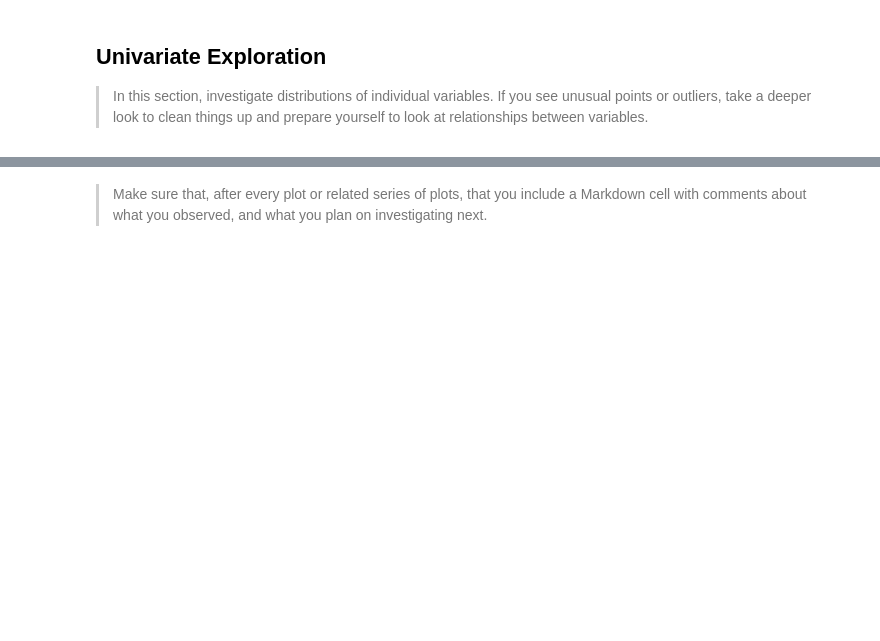
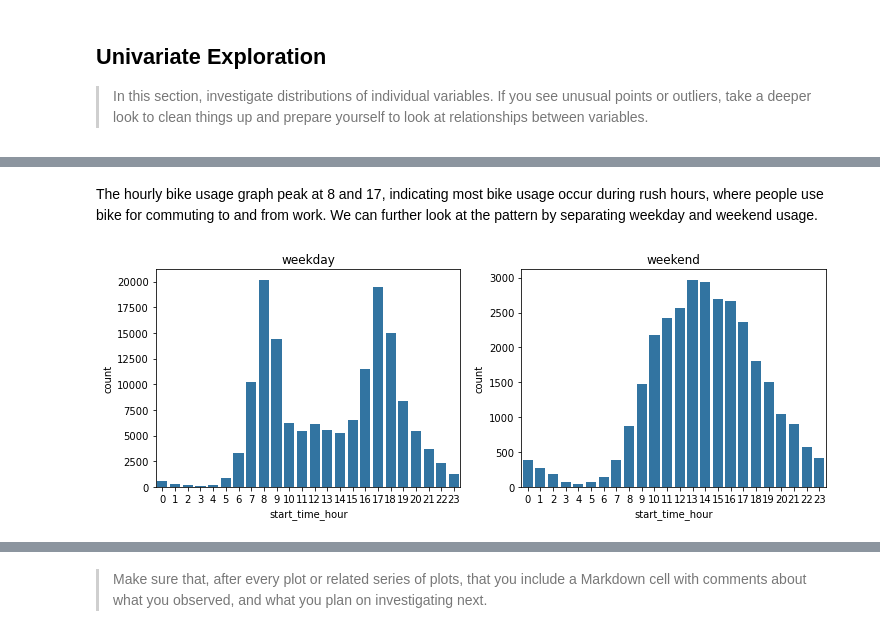
Before and after one commit to tllau/Bikeshare_analysis, a Jupyter notebook: exploration_template.ipynb, the cells around one changed output, grey strips where cells are left out. Cells and saved outputs as stored; diff of their text form; code cells hidden in the pictures; blank space fills up the shorter version.

```diff
--- a/exploration_template.ipynb
+++ b/exploration_template.ipynb
@@ -146,0 +175,15 @@ and prepare yourself to look at relationships between variables.
+# %% [markdown]
+The hourly bike usage graph peak at 8 and 17, indicating most bike usage occur during rush hours, where people use bike for commuting to and from work. We can further look at the pattern by separating weekday and weekend usage.
+# %%
+df_weekday = df[df['start_time_day_of_week'] <= 5]
+df_weekend = df[df['start_time_day_of_week'] > 5]
+# %%
+plt.figure(figsize=[12,4])
+plt.subplot(1,2,1)
+sb.countplot(data=df_weekday, x='start_time_hour', color=sb.color_palette()[0])
+plt.title('weekday')
+plt.subplot(1,2,2)
+sb.countplot(data=df_weekend, x='start_time_hour', color=sb.color_palette()[0]);
+plt.title('weekend');
+# %% [output]
+[figure, added]
```
Also changed, not shown: parts of 13 cells of this notebook.
